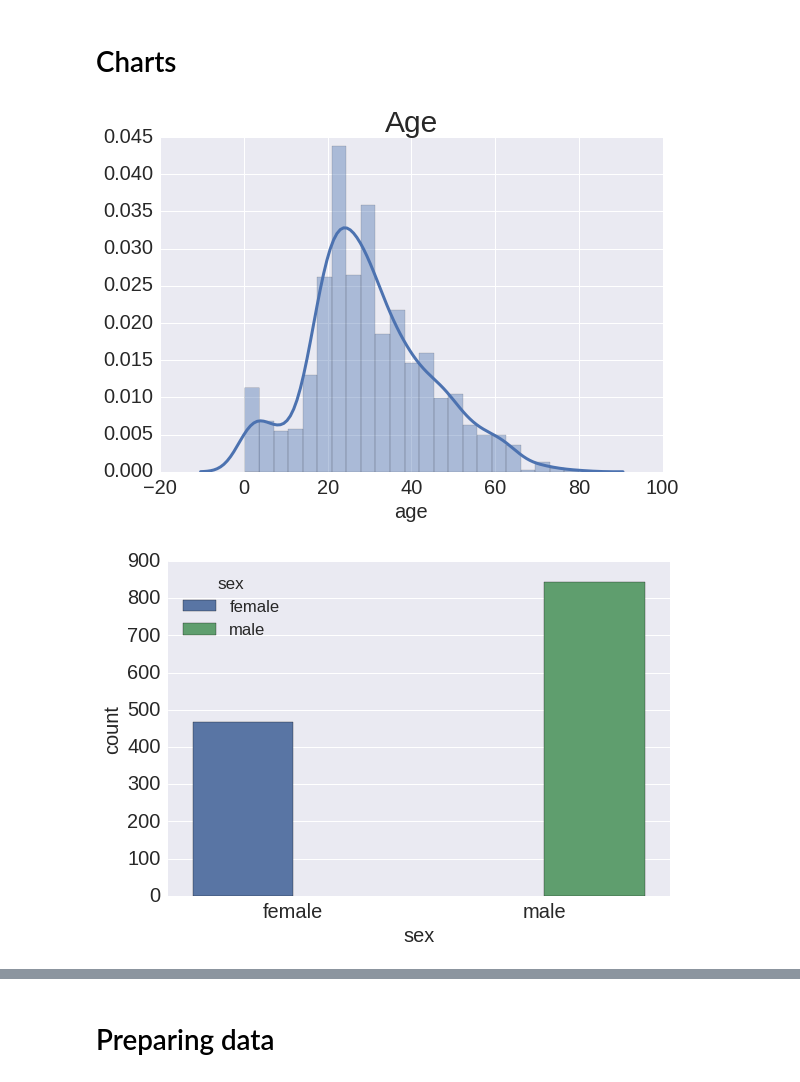
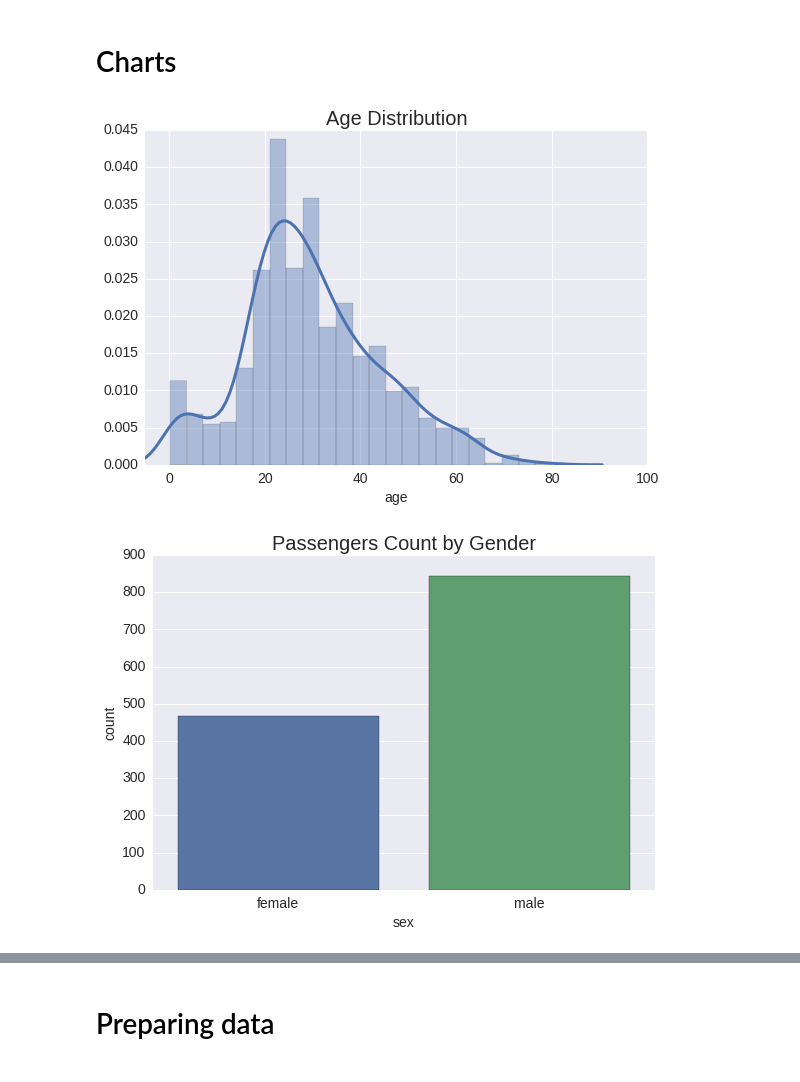
Before and after one commit to PrabhatCS/portfolio, a Jupyter notebook: edaml.ipynb, the cells around one changed output, grey strips where cells are left out. Drawn from its saved outputs; the diff is of its cells as text; code cells hidden in the pictures.

Commit message:
updated font sizes

```diff
--- a/edaml.ipynb
+++ b/edaml.ipynb
@@ -222,26 +222,29 @@ train['family'] = train['sibsp'] + train['parch']
 # Charts
 # %%
 from pylab import rcParams
-rcParams.update({'font.size' : 20, 'legend.fontsize' : "small",
-                 "xtick.labelsize" : 20, "ytick.labelsize" : 20,
-                 "figure.figsize":(9, 6), "axes.titlesize" : 30,
-                 "axes.labelsize" : 20, "lines.linewidth" : 3,
+rcParams.update({'font.size' : 14, 'legend.fontsize' : "small",
+                 "xtick.labelsize" : 14, "ytick.labelsize" : 14,
+                 "figure.figsize":(9, 6), "axes.titlesize" : 20,
+                 "axes.labelsize" : 14, "lines.linewidth" : 3,
                  "lines.markersize" : 10
 })
 sns.set_style("darkgrid")
 
 #fig=plt.figure(figsize=(8, 8), dpi= 150)
-plt.title("Age")
+plt.title("Age Distribution")
 sns.distplot(train['age'].dropna())
+plt.xlim(-5,100)
 plt.show()
 
 #fig=plt.figure(figsize=(8, 5), dpi = 150, facecolor='w', edgecolor='k')
-sns.countplot('sex', data = train, hue = 'sex')
+plt.title("Passengers Count by Gender")
+sns.countplot('sex', data = train)
 plt.show()
 
+plt.title("Fare Distribution")
 fare_plot = sns.distplot(train['fare'].dropna(), bins = 30)
 fare_plot.set_xlim([0, 200])
 plt.show()
 # %% [output]
-[figure, old version]
+[figure, new version]
-[figure, old version]
+[figure, new version]
```
Also changed, not shown: parts of 21 cells of this notebook.
